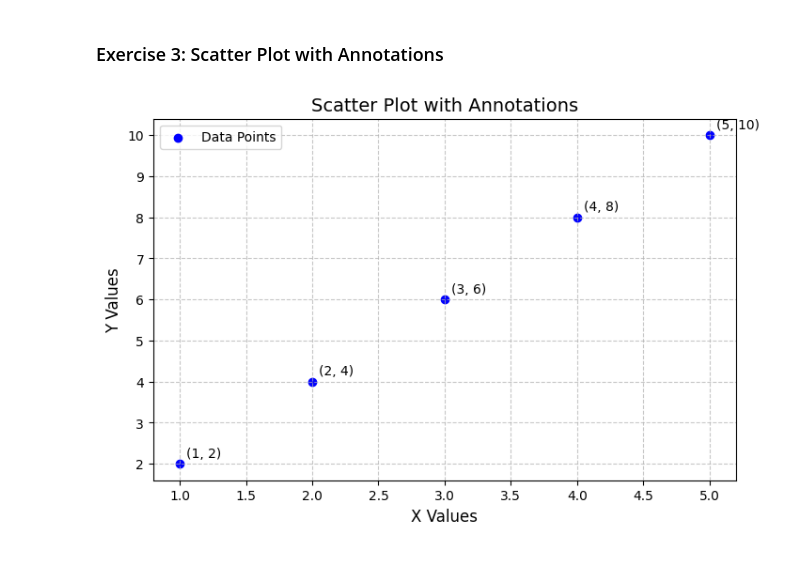
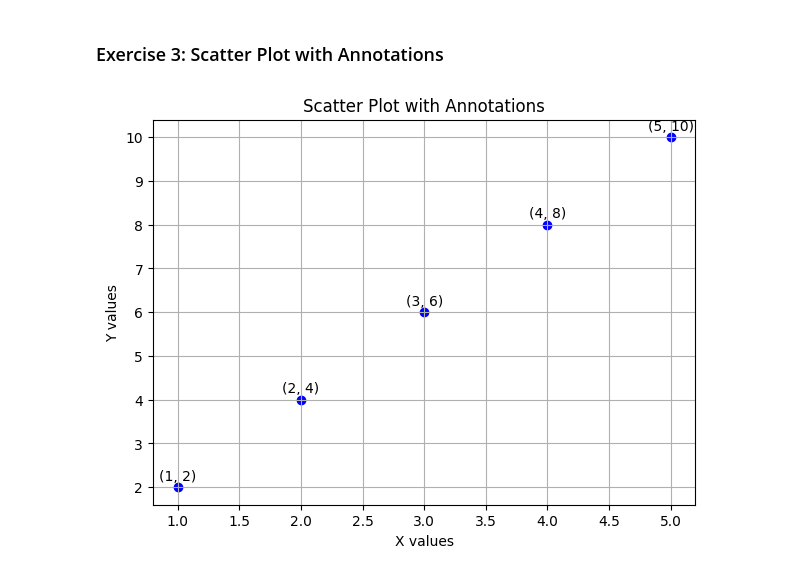
Before and after one commit to Kavya150555/python-jupyter-template, a Jupyter notebook: src/3-scatter-plot.ipynb, the cells around one changed output. Cells and saved outputs as stored; diff of their text form; code cells hidden in the pictures.

Commit message:
Implement various data visuliation technique

```diff
--- a/src/3-scatter-plot.ipynb
+++ b/src/3-scatter-plot.ipynb
@@ -6,34 +6,28 @@
 # %%
 import matplotlib.pyplot as plt
 
-def plot_scatter_with_annotations():
-    try:
-        # Data
-        x = [1, 2, 3, 4, 5]
-        y = [2, 4, 6, 8, 10]
+try:
+    x = [1, 2, 3, 4, 5]
+    y = [2, 4, 6, 8, 10]
 
-        # Create scatter plot
-        plt.figure(figsize=(8, 5))
-        plt.scatter(x, y, color='blue', marker='o', label="Data Points")
+    if len(x) != len(y):
+        raise ValueError("Error: Length of 'x' and 'y' lists must be the same.")
 
-        # Annotate each point
-        for i in range(len(x)):
-            plt.annotate(f"({x[i]}, {y[i]})", (x[i], y[i]), textcoords="offset points", xytext=(5,5), fontsize=10)
+    plt.figure(figsize=(7, 5))
+    plt.scatter(x, y, color="blue", marker="o")
 
-        # Customize plot
-        plt.title("Scatter Plot with Annotations", fontsize=14)
-        plt.xlabel("X Values", fontsize=12)
-        plt.ylabel("Y Values", fontsize=12)
-        plt.grid(True, linestyle='--', alpha=0.7)
-        plt.legend()
+    for i in range(len(x)):
+        plt.annotate(f"({x[i]}, {y[i]})", (x[i], y[i]), textcoords="offset points", xytext=(0, 5), ha='center')
 
-        # Show plot
-        plt.show()
+    plt.title("Scatter Plot with Annotations")
+    plt.xlabel("X values")
+    plt.ylabel("Y values")
+    plt.grid(True)
+    plt.show()
 
-    except Exception as e:
-        print(f"An error occurred: {e}")
-
-# Call the function
-plot_scatter_with_annotations()
+except ImportError:
+    print("Error: Required libraries (matplotlib) are not installed.")
+except Exception as e:
+    print(f"An error occurred: {e}")
 # %% [output]
-[figure, old version]
+[figure, new version]
```
Also changed, not shown: 5 other files.
